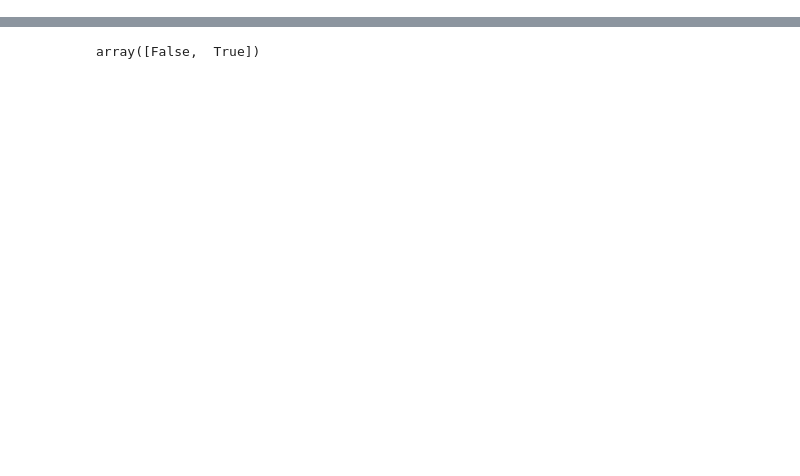
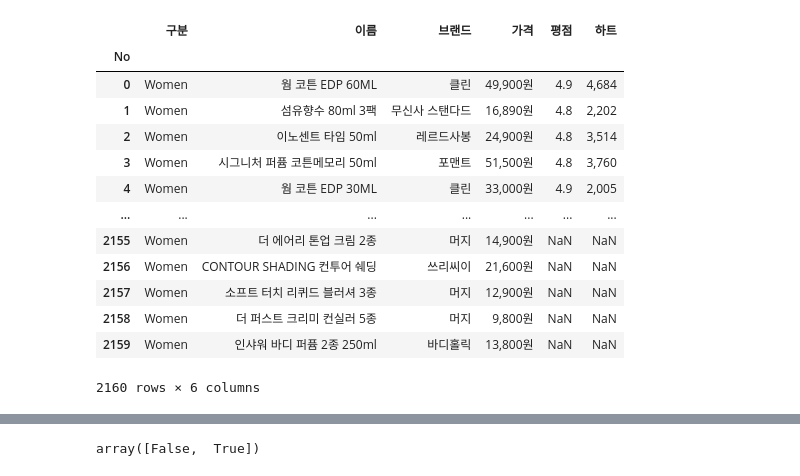
Before and after one commit to JJongSSu/Study, a Jupyter notebook: Teamproject/first/2일차/total_data.ipynb, the cells around one changed output, grey strips where cells are left out. Cells and saved outputs as stored; diff of their text form; code cells hidden in the pictures; blank space fills up the shorter version.

```diff
--- a/Teamproject/first/2일차/total_data.ipynb
+++ b/Teamproject/first/2일차/total_data.ipynb
@@ -54,0 +154,19 @@ musinsa
+# %%
+musinsa['구분'] = 'Women'
+musinsa = musinsa[['구분','이름','브랜드','가격','평점','하트']]
+musinsa
+# %% [output]
+|  | 구분 | 이름 | 브랜드 | 가격 | 평점 | 하트 |
+| No |  |  |  |  |  |  |
+| 0 | Women | 웜 코튼 EDP 60ML | 클린 | 49,900원 | 4.9 | 4,684 |
+| 1 | Women | 섬유향수 80ml 3팩 | 무신사 스탠다드 | 16,890원 | 4.8 | 2,202 |
+| 2 | Women | 이노센트 타임 50ml | 레르드사봉 | 24,900원 | 4.8 | 3,514 |
+| 3 | Women | 시그니처 퍼퓸 코튼메모리 50ml | 포맨트 | 51,500원 | 4.8 | 3,760 |
+| 4 | Women | 웜 코튼 EDP 30ML | 클린 | 33,000원 | 4.9 | 2,005 |
+| ... | ... | ... | ... | ... | ... | ... |
+| 2155 | Women | 더 에어리 톤업 크림 2종 | 머지 | 14,900원 | NaN | NaN |
+| 2156 | Women | CONTOUR SHADING 컨투어 쉐딩 | 쓰리씨이 | 21,600원 | NaN | NaN |
+| 2157 | Women | 소프트 터치 리퀴드 블러셔 3종 | 머지 | 12,900원 | NaN | NaN |
+| 2158 | Women | 더 퍼스트 크리미 컨실러 5종 | 머지 | 9,800원 | NaN | NaN |
+| 2159 | Women | 인샤워 바디 퍼퓸 2종 250ml | 바디홀릭 | 13,800원 | NaN | NaN |
+2160 rows × 6 columns
```
Also changed, not shown: parts of 16 cells of this notebook, 1 other file.
